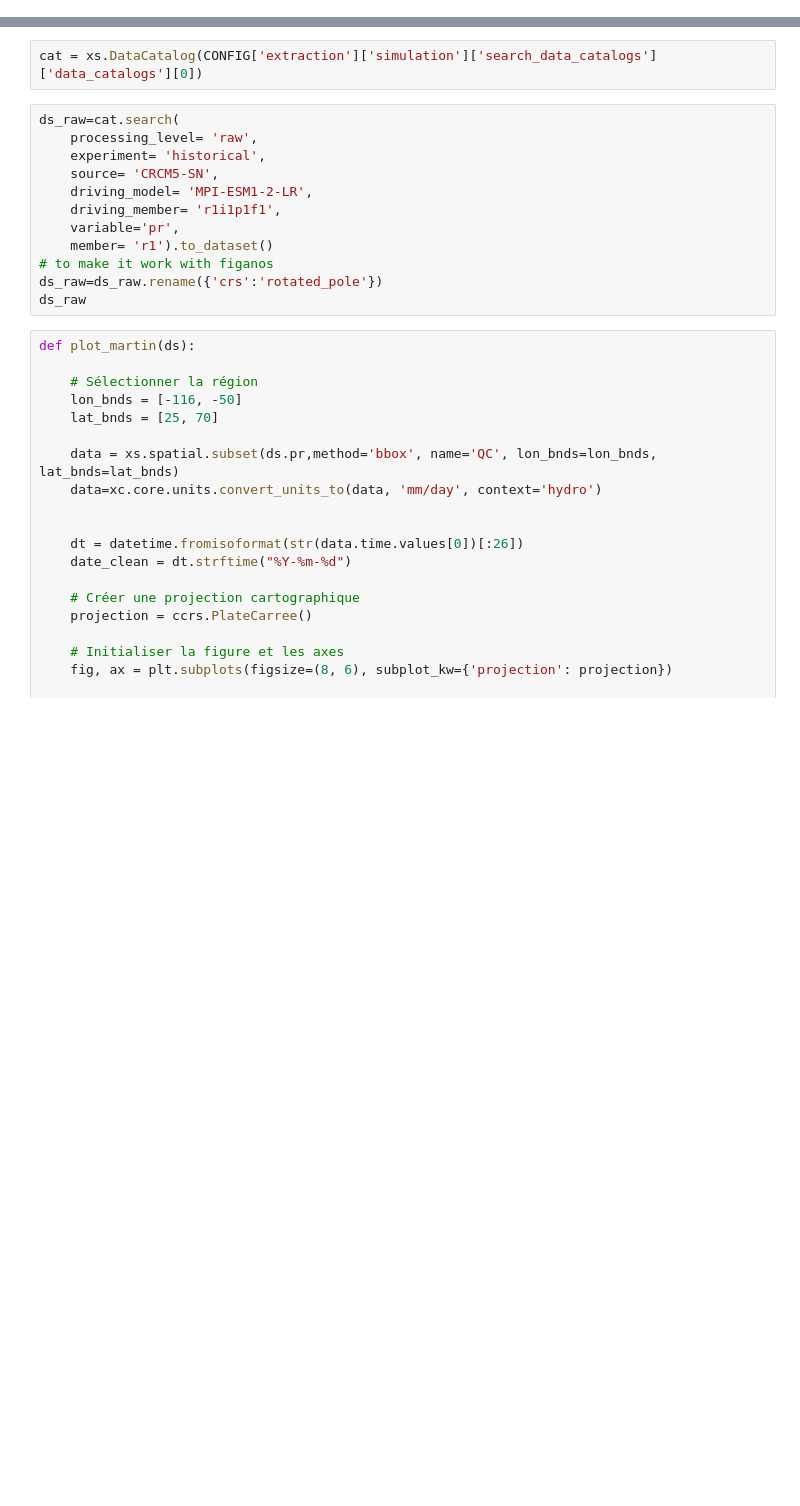
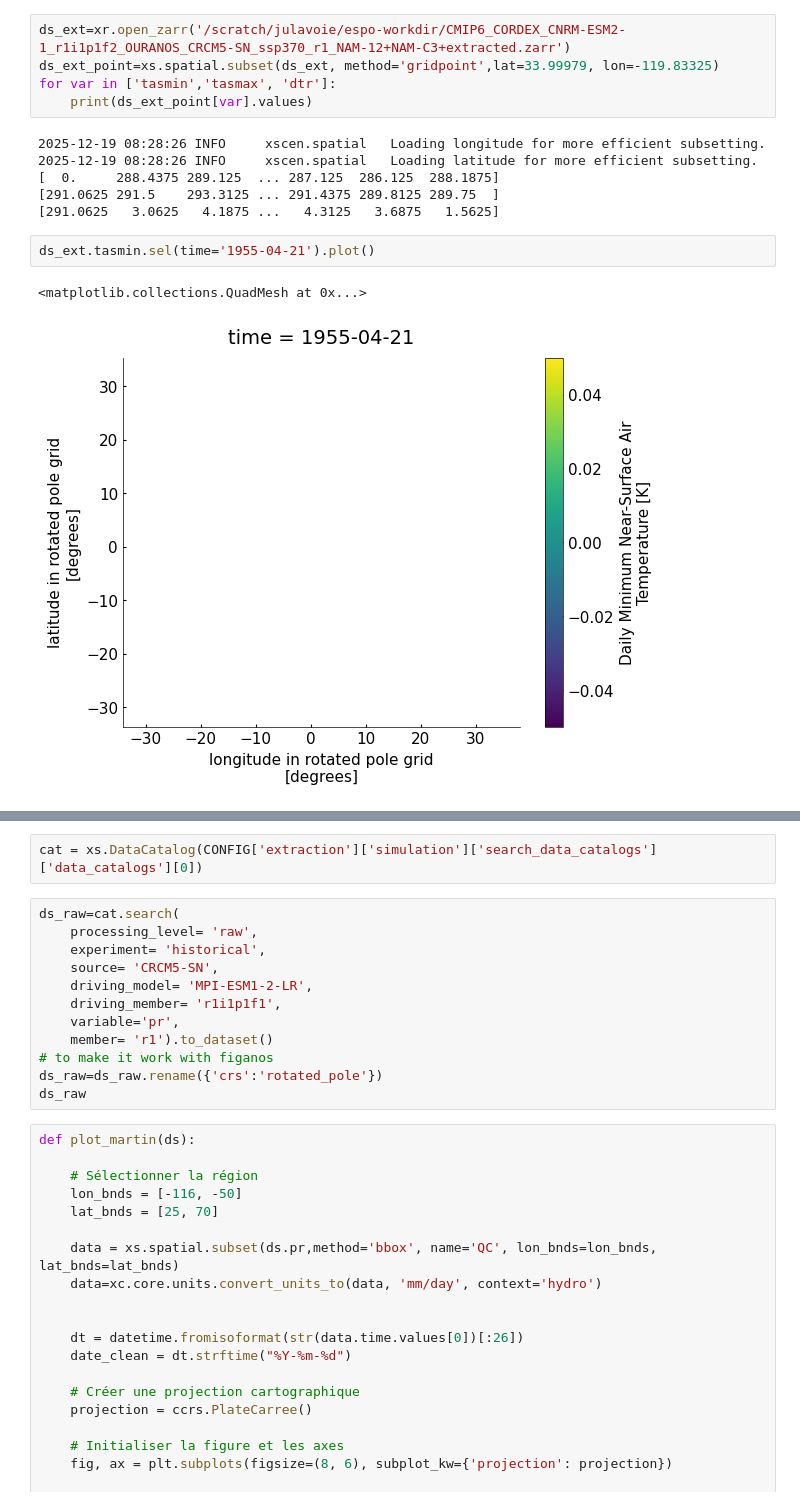
Before and after one commit to Ouranosinc/ESPO-G, a Jupyter notebook: notebooks/ESPO-R.ipynb, the cells around one changed output, grey strips where cells are left out. Drawn from its saved outputs; the diff is of its cells as text; blank space fills up the shorter version.

Commit message:
make espo-r work

```diff
--- a/notebooks/ESPO-R.ipynb
+++ b/notebooks/ESPO-R.ipynb
@@ -12,0 +136,16 @@ xs.load_config("../config/config_general.yml", "../config/config_region.yml", ".
+# %%
+ds_ext=xr.open_zarr('/scratch/julavoie/espo-workdir/CMIP6_CORDEX_CNRM-ESM2-1_r1i1p1f2_OURANOS_CRCM5-SN_ssp370_r1_NAM-12+NAM-C3+extracted.zarr')
+ds_ext_point=xs.spatial.subset(ds_ext, method='gridpoint',lat=33.99979, lon=-119.83325)
+for var in ['tasmin','tasmax', 'dtr']:
+    print(ds_ext_point[var].values)
+# %% [output]
+2025-12-19 08:28:26 INFO     xscen.spatial   Loading longitude for more efficient subsetting.
+2025-12-19 08:28:26 INFO     xscen.spatial   Loading latitude for more efficient subsetting.
+[  0.     288.4375 289.125  ... 287.125  286.125  288.1875]
+[291.0625 291.5    293.3125 ... 291.4375 289.8125 289.75  ]
+[291.0625   3.0625   4.1875 ...   4.3125   3.6875   1.5625]
+# %%
+ds_ext.tasmin.sel(time='1955-04-21').plot()
+# %% [output]
+<matplotlib.collections.QuadMesh at 0x...>
+[figure, added]
```
Also changed, not shown: parts of 19 cells of this notebook, 8 other files.
